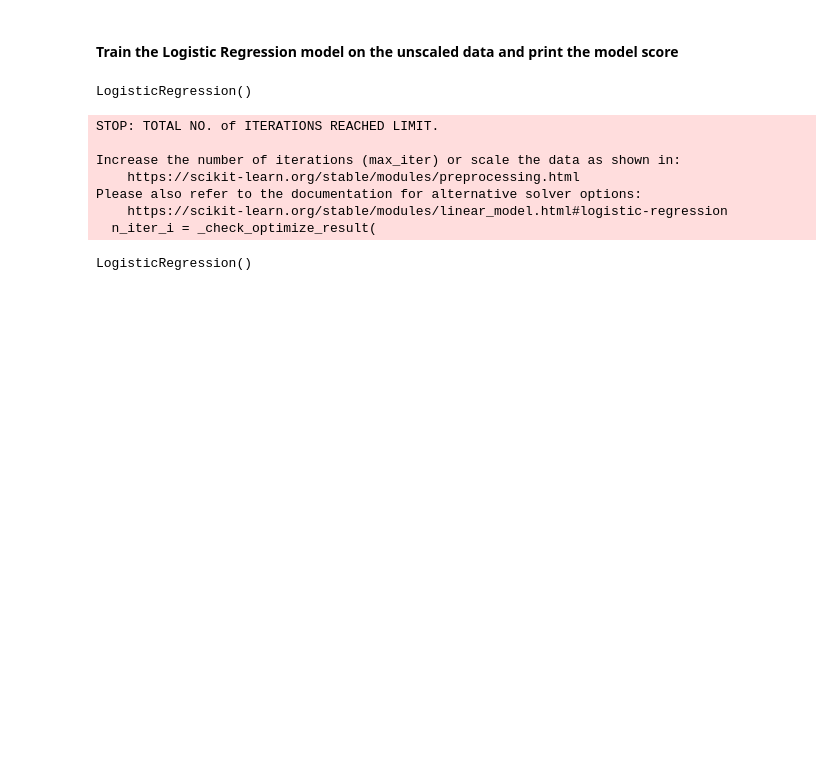
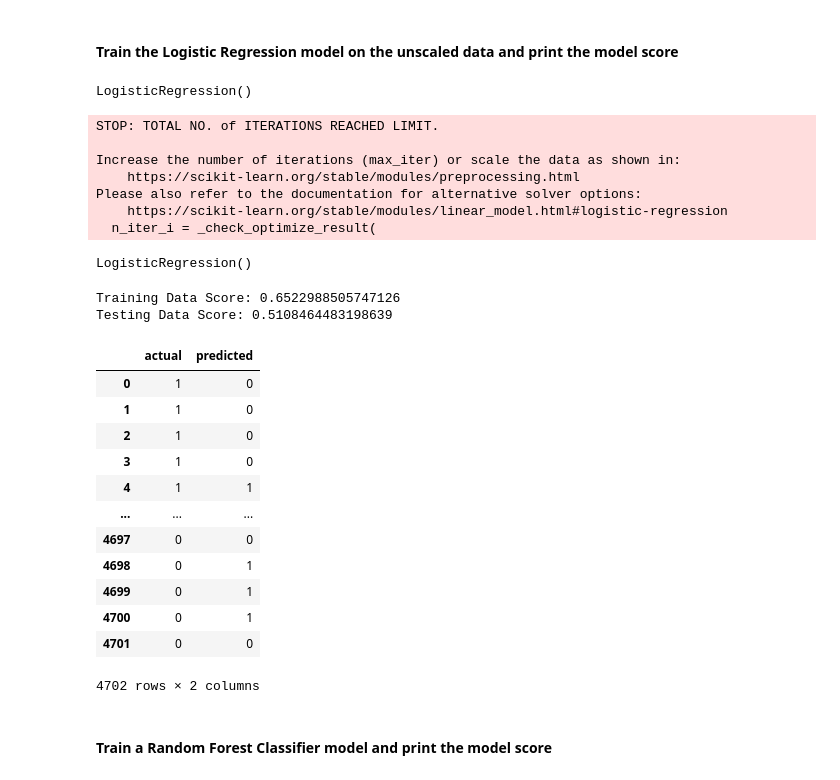
Before and after one commit to savi09/LendingClub-ML, a Jupyter notebook: Credit Risk Evaluator.ipynb, the cells around one changed output. Cells and saved outputs as stored; diff of their text form; code cells hidden in the pictures; blank space fills up the shorter version.

Commit message:
LogisticRegression & Random Forest Classifier

```diff
--- a/Credit Risk Evaluator.ipynb
+++ b/Credit Risk Evaluator.ipynb
@@ -174,7 +174,7 @@ Index(['loan_amnt', 'int_rate', 'installment', 'annual_inc', 'dti',
 ##### Testing Data Set
 # %%
 # Removing target feature from testing data
-test = test_df[['loan_amnt', 'int_rate', 'installment', 'home_ownership', 'annual_inc',
+X_test = test_df[['loan_amnt', 'int_rate', 'installment', 'home_ownership', 'annual_inc',
        'verification_status', 'pymnt_plan', 'dti', 'delinq_2yrs',
        'inq_last_6mths', 'open_acc', 'pub_rec', 'revol_bal', 'total_acc',
        'initial_list_status', 'out_prncp', 'out_prncp_inv', 'total_pymnt',
@@ -199,8 +199,8 @@ test = test_df[['loan_amnt', 'int_rate', 'installment', 'home_ownership', 'annua
        'hardship_flag', 'debt_settlement_flag']]
 # %%
 # Convert categorical data to numeric
-test = pd.get_dummies(test)
-test
+X_test = pd.get_dummies(X_test)
+X_test
 # %% [output]
 |  | loan_amnt | int_rate | installment | annual_inc | dti | delinq_2yrs | inq_last_6mths | open_acc | pub_rec | ... |
 | 0 | 40000.0 | 0.1033 | 856.40 | 128700.0 | 12.47 | 0.0 | 1.0 | 8.0 | 0.0 | ... |
@@ -224,8 +224,8 @@ test_y_label
 array([1, 1, 1, ..., 0, 0, 0])
 # %%
 # add missing dummy variables to testing set
-test['debt_settlement_flag_Y'] = 0
-test
+X_test['debt_settlement_flag_Y'] = 0
+X_test
 # %% [output]
 |  | loan_amnt | int_rate | installment | annual_inc | dti | delinq_2yrs | inq_last_6mths | open_acc | pub_rec | ... |
 | 0 | 40000.0 | 0.1033 | 856.40 | 128700.0 | 12.47 | 0.0 | 1.0 | 8.0 | 0.0 | ... |
@@ -274,0 +271,29 @@ LogisticRegression()
+# %%
+# Print the accuracy score for the test data (Validate)
+print(f"Training Data Score: {classifier.score(X_dummies, y_label)}")
+print(f"Testing Data Score: {classifier.score(X_test, test_y_label)}")
+# %% [output]
+Training Data Score: 0.6522988505747126
+Testing Data Score: 0.5108464483198639
+# %%
+# Make predictions by using the X_test and y_test data
+pd.DataFrame({
+    "actual": list(test_y_label),
+    "predicted": list(classifier.predict(X_test))
+})
+# %% [output]
+|  | actual | predicted |
+| 0 | 1 | 0 |
+| 1 | 1 | 0 |
+| 2 | 1 | 0 |
+| 3 | 1 | 0 |
+| 4 | 1 | 1 |
+| ... | ... | ... |
+| 4697 | 0 | 0 |
+| 4698 | 0 | 1 |
+| 4699 | 0 | 1 |
+| 4700 | 0 | 1 |
+| 4701 | 0 | 0 |
+4702 rows × 2 columns
+# %% [markdown]
+#### Train a Random Forest Classifier model and print the model score
```
Also changed, not shown: parts of 5 cells of this notebook.
